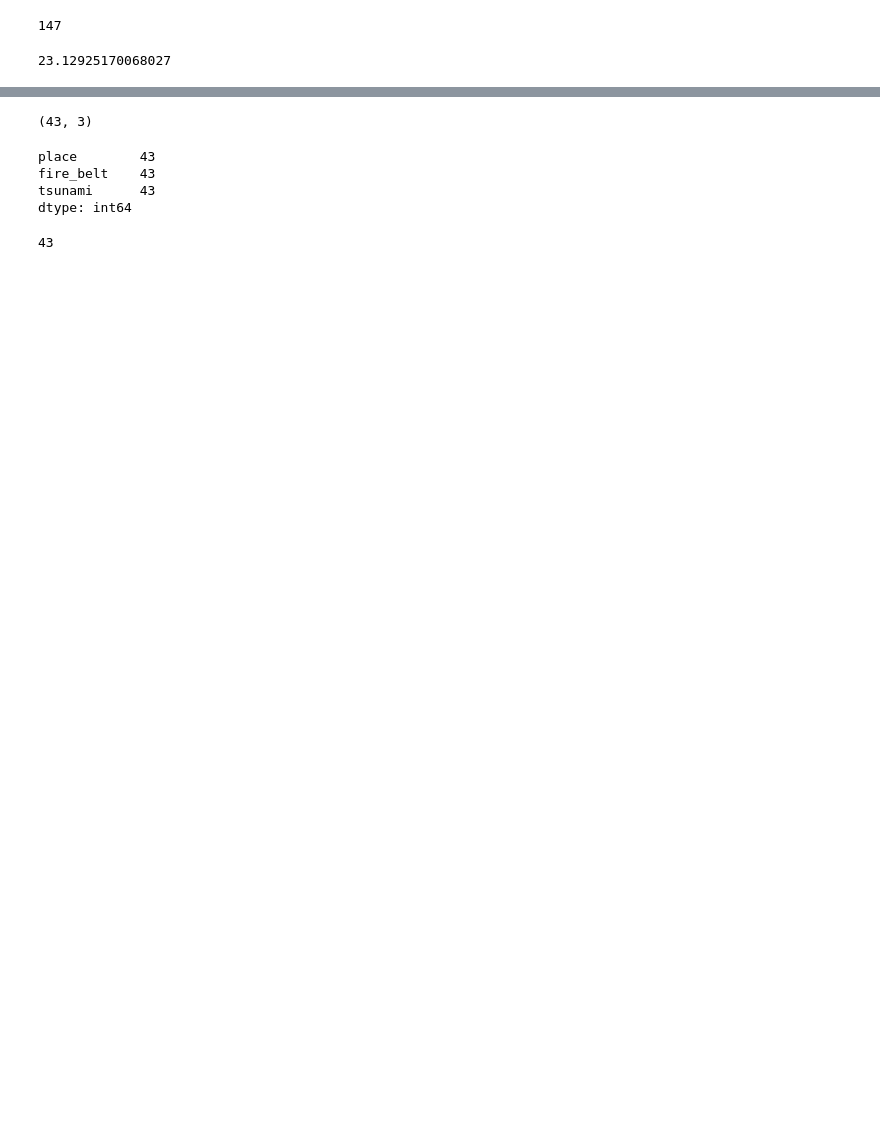
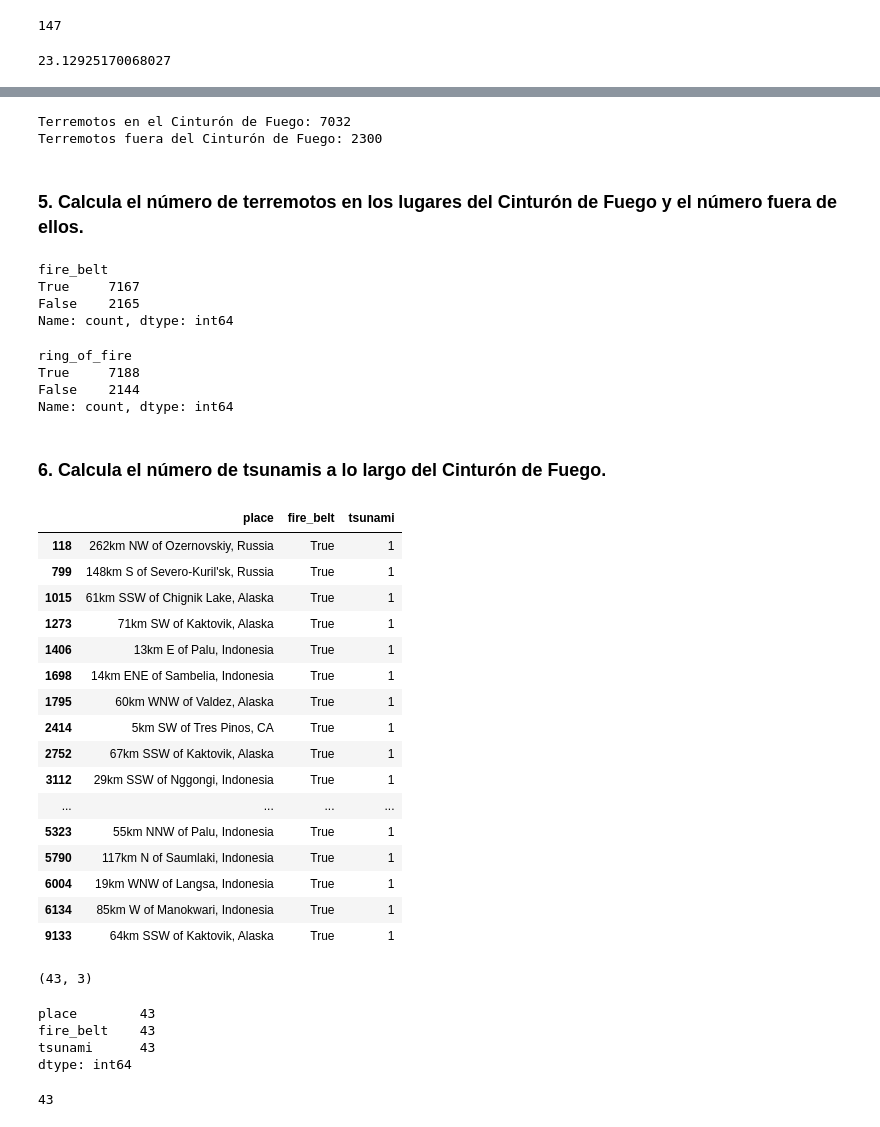
Before and after one commit to LauraGSanchz/DS_PT_09_2023, a Jupyter notebook: Data_Analysis/Analisis_de_datos/ch_02/ejercicios.ipynb, the cells around one changed output, grey strips where cells are left out. Cells and saved outputs as stored; diff of their text form; code cells hidden in the pictures; blank space fills up the shorter version.

```diff
--- a/Data_Analysis/Analisis_de_datos/ch_02/ejercicios.ipynb
+++ b/Data_Analysis/Analisis_de_datos/ch_02/ejercicios.ipynb
@@ -130,3 +183,5 @@ Name: parsed_place, Length: 9332, dtype: object
 # %%
-data['fire_belt'] = data['parsed_place'].str.contains(r'Alaska|Antarctic|Bolivia|California|Canada|Chile|Rica|Ecuador|Fiyi|Guatemala|Indonesia|Japan|Kermadec|Mexico|Zealand|Peru|Filipines|Russia|Taiwan|Tonga|Washington')
+data['fire_belt'] = data['parsed_place'].str.contains(
+    r'Alaska|Antarctic|Bolivia|California|Canada|Chile|Rica|Ecuador|Fiji|Guatemala|Indonesia|Japan|Kermadec|^Mexico|Zealand|Peru|Philipines|Russia|Taiwan|Tonga|Washington'
+    )
 # %%
@@ -155,0 +209,18 @@ Name: count, dtype: int64
+# %%
+data['ring_of_fire'] = data.parsed_place.str.contains(r'|'.join([
+    'Alaska', 'Antarctic', 'Bolivia', 'California', 'Canada',
+    'Chile', 'Costa Rica', 'Ecuador', 'Fiji', 'Guatemala',
+    'Indonesia', 'Japan', 'Kermadec Islands', '^Mexico',
+    'New Zealand', 'Peru', 'Philippines', 'Russia',
+    'Taiwan', 'Tonga', 'Washington'
+]))
+# %%
+lista = ['Alaska', 'Antarctic', 'Bolivia',
+         'CA', 'Canada', 'Chile',
+         'Costa Rica', 'Ecuador',
+         'Fiji', 'Guatemala', 'Indonesia',
+         'Japan', 'Kermadec', 'MX',
+         'New Zealand', 'Peru', 'Philipines',
+         'Russia', 'Taiwan', 'Tonga', 'Washington']
+data['Firebelt'] = data['place'].str.contains('|'.join(lista))
+data[['Firebelt']]
@@ -156,6 +241,48 @@ Name: count, dtype: int64
+# %%
+print('Terremotos en el Cinturón de Fuego:', data['Firebelt'].value_counts()[True])
+print('Terremotos fuera del Cinturón de Fuego:', data['Firebelt'].value_counts()[False])
+# %% [output]
+Terremotos en el Cinturón de Fuego: 7032
+Terremotos fuera del Cinturón de Fuego: 2300
+# %% [markdown]
+### 5. Calcula el número de terremotos en los lugares del Cinturón de Fuego y el número fuera de ellos.
+# %%
+data['fire_belt'].value_counts()
+# %% [output]
+fire_belt
+True     7167
+False    2165
+Name: count, dtype: int64
+# %%
+data.ring_of_fire.value_counts()
+# %% [output]
+ring_of_fire
+True     7188
+False    2144
+Name: count, dtype: int64
+# %% [markdown]
+### 6. Calcula el número de tsunamis a lo largo del Cinturón de Fuego.
 # %%
-# 6. Calcula el número de tsunamis a lo largo del Cinturón de Fuego.
 fire_tsunamis = data.loc[(data['fire_belt'] == True) & (data['tsunami']== 1),['place','fire_belt', 'tsunami']]
+fire_tsunamis
+# %% [output]
+|  | place | fire_belt | tsunami |
+| 118 | 262km NW of Ozernovskiy, Russia | True | 1 |
+| 799 | 148km S of Severo-Kuril'sk, Russia | True | 1 |
+| 1015 | 61km SSW of Chignik Lake, Alaska | True | 1 |
+| 1273 | 71km SW of Kaktovik, Alaska | True | 1 |
+| 1406 | 13km E of Palu, Indonesia | True | 1 |
+| 1698 | 14km ENE of Sambelia, Indonesia | True | 1 |
+| 1795 | 60km WNW of Valdez, Alaska | True | 1 |
+| 2414 | 5km SW of Tres Pinos, CA | True | 1 |
+| 2752 | 67km SSW of Kaktovik, Alaska | True | 1 |
+| 3112 | 29km SSW of Nggongi, Indonesia | True | 1 |
+| ... | ... | ... | ... |
+| 5323 | 55km NNW of Palu, Indonesia | True | 1 |
+| 5790 | 117km N of Saumlaki, Indonesia | True | 1 |
+| 6004 | 19km WNW of Langsa, Indonesia | True | 1 |
+| 6134 | 85km W of Manokwari, Indonesia | True | 1 |
+| 9133 | 64km SSW of Kaktovik, Alaska | True | 1 |
 # %%
 fire_tsunamis.shape
 # %% [output]
```
Also changed, not shown: parts of 23 cells of this notebook.
